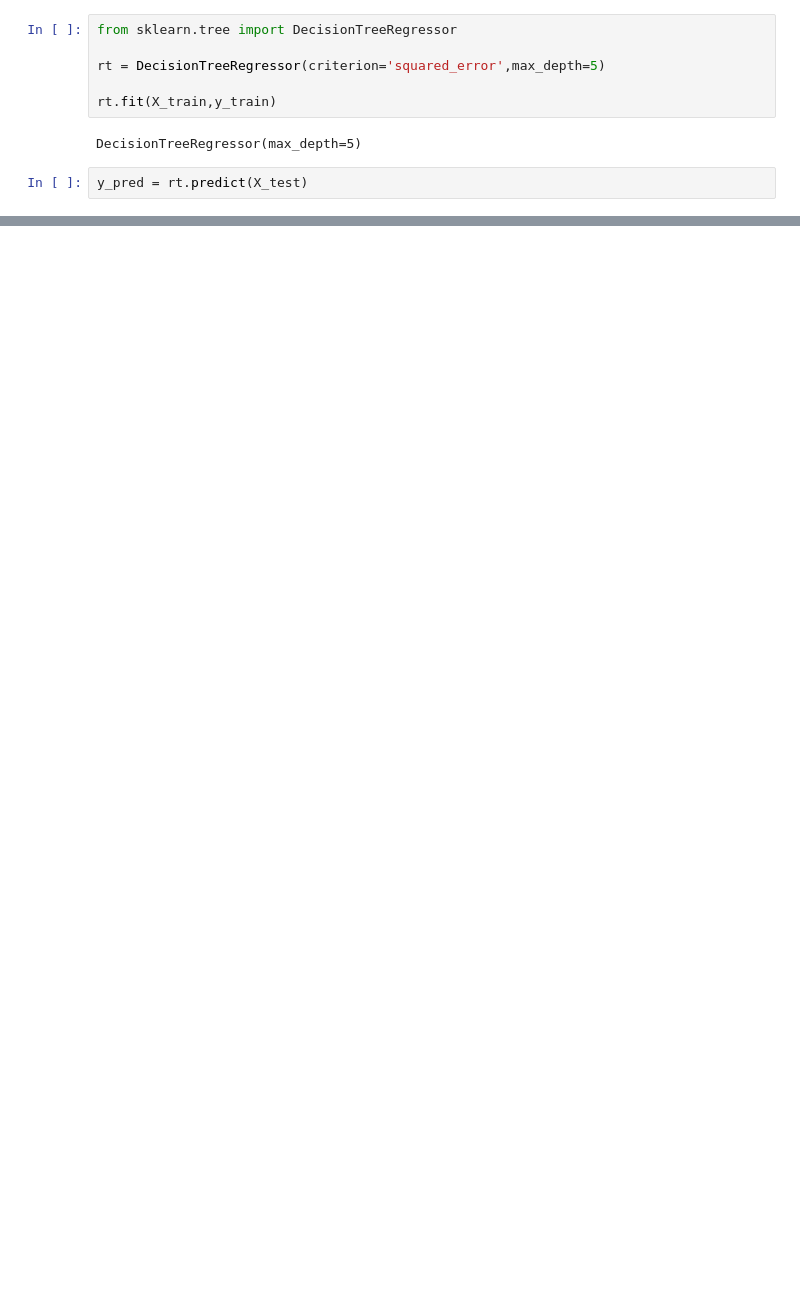
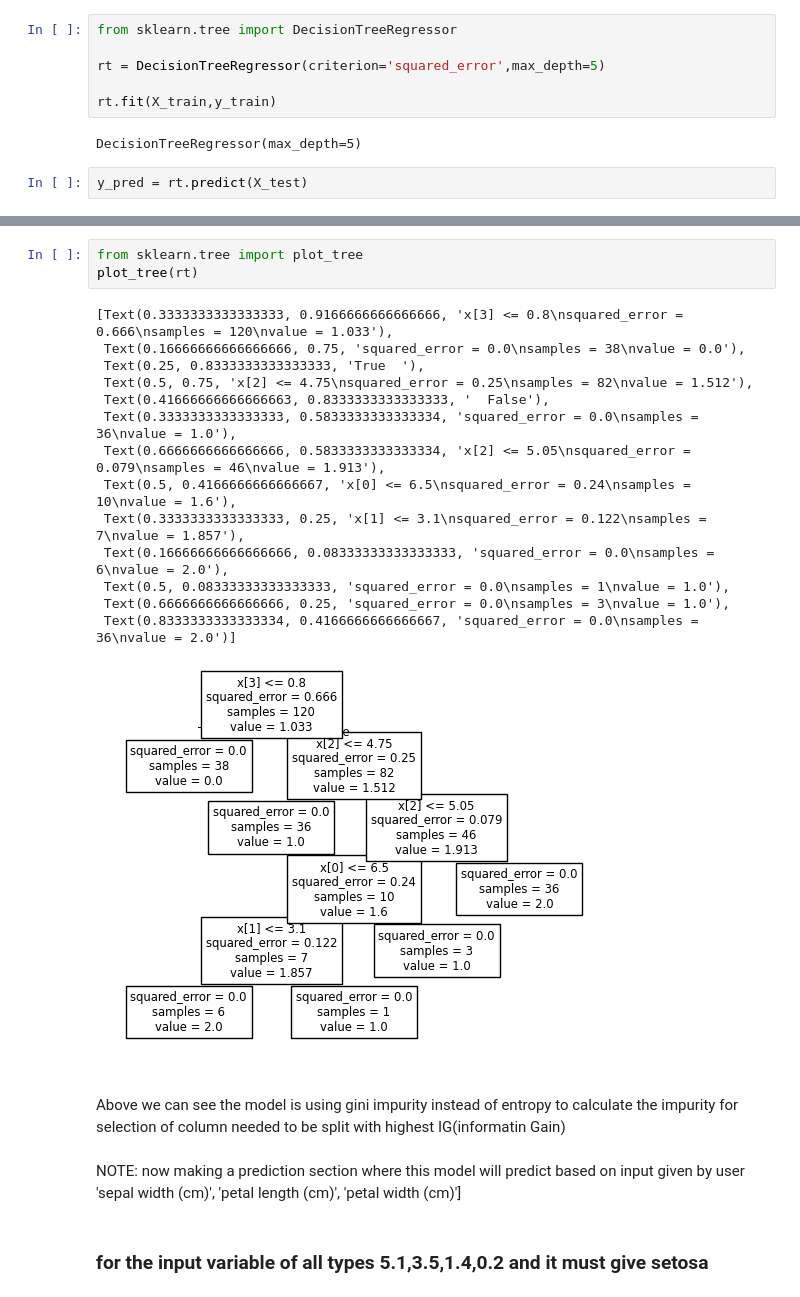
Before and after one commit to Ishwar-gupta/Feature_Engineering, a Jupyter notebook: Decision_Tree/RegIrisi.ipynb, the cells around one changed output, grey strips where cells are left out. Cells and saved outputs as stored; diff of their text form; blank space fills up the shorter version.

Commit message:
updating correct decsion tree of iris datasets

```diff
--- a/Decision_Tree/RegIrisi.ipynb
+++ b/Decision_Tree/RegIrisi.ipynb
@@ -62,0 +63,27 @@ accuracy_score(y_test,y_pred)
+# %%
+from sklearn.tree import plot_tree
+plot_tree(rt)
+# %% [output]
+[Text(0.3333333333333333, 0.9166666666666666, 'x[3] <= 0.8\nsquared_error = 0.666\nsamples = 120\nvalue = 1.033'),
+ Text(0.16666666666666666, 0.75, 'squared_error = 0.0\nsamples = 38\nvalue = 0.0'),
+ Text(0.25, 0.8333333333333333, 'True  '),
+ Text(0.5, 0.75, 'x[2] <= 4.75\nsquared_error = 0.25\nsamples = 82\nvalue = 1.512'),
+ Text(0.41666666666666663, 0.8333333333333333, '  False'),
+ Text(0.3333333333333333, 0.5833333333333334, 'squared_error = 0.0\nsamples = 36\nvalue = 1.0'),
+ Text(0.6666666666666666, 0.5833333333333334, 'x[2] <= 5.05\nsquared_error = 0.079\nsamples = 46\nvalue = 1.913'),
+ Text(0.5, 0.4166666666666667, 'x[0] <= 6.5\nsquared_error = 0.24\nsamples = 10\nvalue = 1.6'),
+ Text(0.3333333333333333, 0.25, 'x[1] <= 3.1\nsquared_error = 0.122\nsamples = 7\nvalue = 1.857'),
+ Text(0.16666666666666666, 0.08333333333333333, 'squared_error = 0.0\nsamples = 6\nvalue = 2.0'),
+ Text(0.5, 0.08333333333333333, 'squared_error = 0.0\nsamples = 1\nvalue = 1.0'),
+ Text(0.6666666666666666, 0.25, 'squared_error = 0.0\nsamples = 3\nvalue = 1.0'),
+ Text(0.8333333333333334, 0.4166666666666667, 'squared_error = 0.0\nsamples = 36\nvalue = 2.0')]
+[figure, added]
+# %% [markdown]
+##
+Above we can see the model is using gini impurity instead of entropy to calculate the impurity for selection of
+column needed to be split with highest IG(informatin Gain)
+# %% [markdown]
+NOTE: now making a prediction section where this model will predict based on input given by user
+'sepal width (cm)', 'petal length (cm)', 'petal width (cm)']
+# %% [markdown]
+### for the input variable of all types 5.1,3.5,1.4,0.2 and it must give setosa
```
Also changed, not shown: parts of 5 cells of this notebook.
